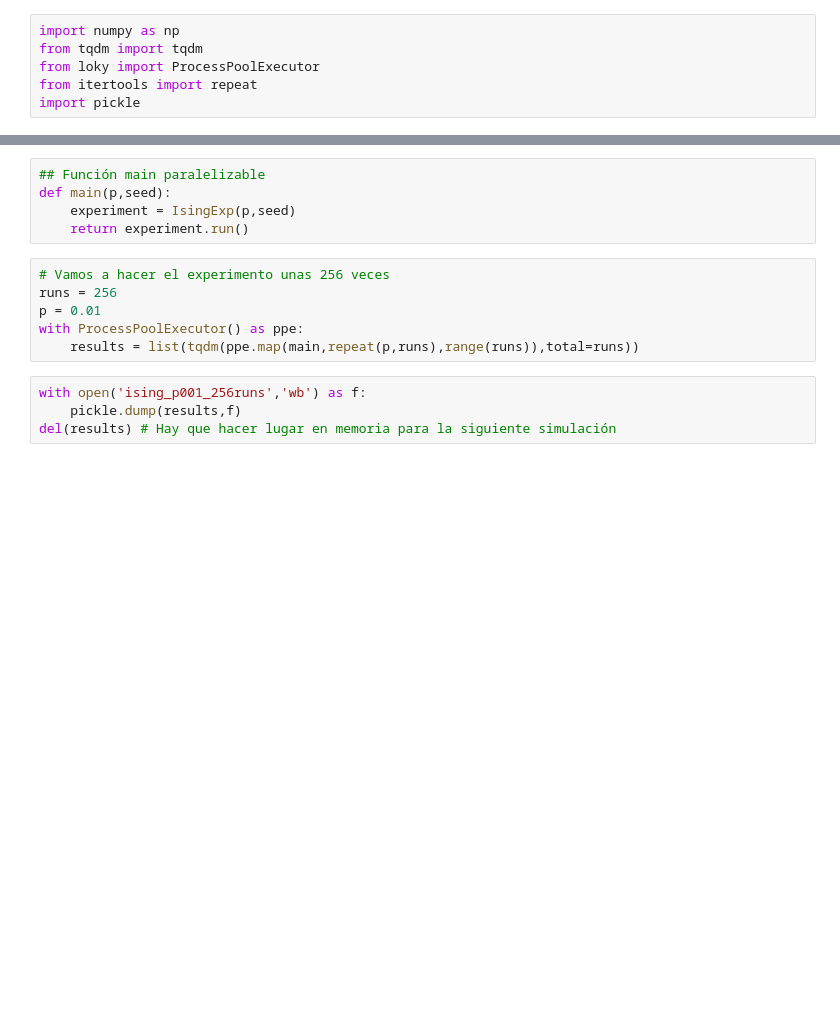
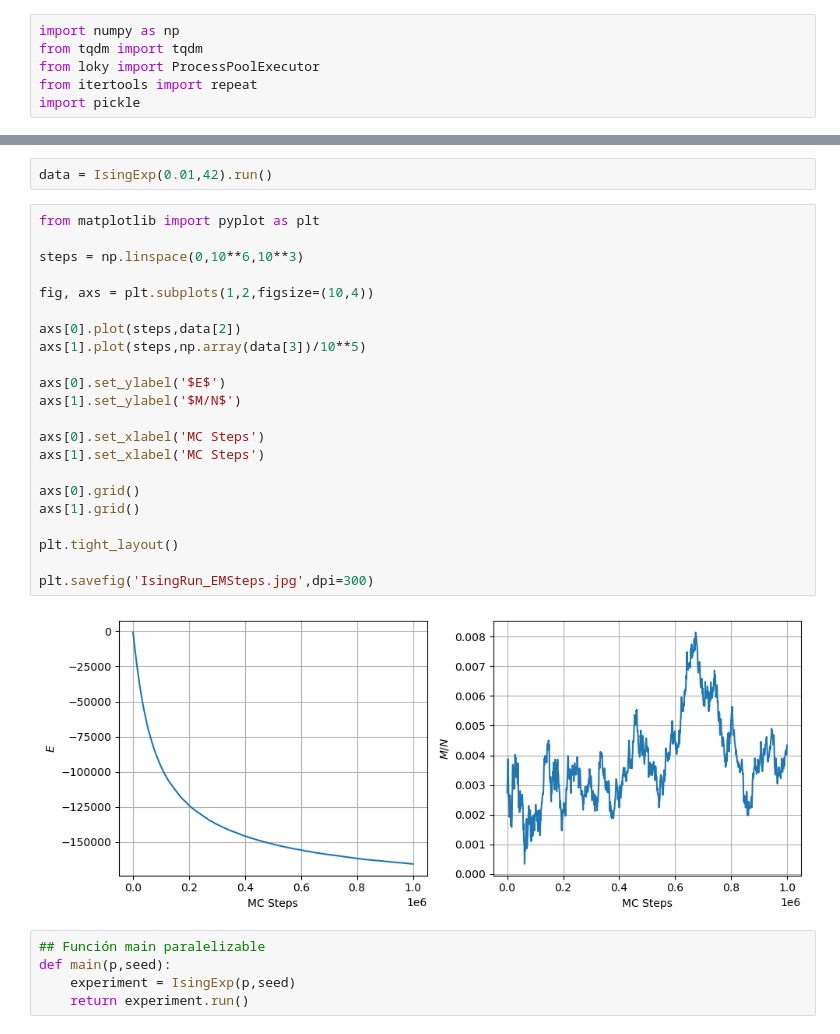
Before and after one commit to nicolasvazquez95/RedesComplejas_famaf, a Jupyter notebook: soluciones/tp5/main.ipynb, the cells around one changed output, grey strips where cells are left out. Saved outputs shown, nothing was run; the diff lists cells and outputs as text; blank space fills up the shorter version.

```diff
--- a/soluciones/tp5/main.ipynb
+++ b/soluciones/tp5/main.ipynb
@@ -86,15 +100,31 @@ class IsingExp(object):
+# %%
+data = IsingExp(0.01,42).run()
+# %%
+from matplotlib import pyplot as plt
+
+steps = np.linspace(0,10**6,10**3)
+
+fig, axs = plt.subplots(1,2,figsize=(10,4))
+
+axs[0].plot(steps,data[2])
+axs[1].plot(steps,np.array(data[3])/10**5)
+
+axs[0].set_ylabel('$E$')
+axs[1].set_ylabel('$M/N$')
+
+axs[0].set_xlabel('MC Steps')
+axs[1].set_xlabel('MC Steps')
+
+axs[0].grid()
+axs[1].grid()
+
+plt.tight_layout()
+
+plt.savefig('IsingRun_EMSteps.jpg',dpi=300)
+# %% [output]
+[figure, added]
 # %%
 ## Función main paralelizable
 def main(p,seed):
     experiment = IsingExp(p,seed)
     return experiment.run()
-# %%
-# Vamos a hacer el experimento unas 256 veces
-runs = 256
-p = 0.01
-with ProcessPoolExecutor() as ppe:
-    results = list(tqdm(ppe.map(main,repeat(p,runs),range(runs)),total=runs))
-# %%
-with open('ising_p001_256runs','wb') as f:
-    pickle.dump(results,f)
-del(results) # Hay que hacer lugar en memoria para la siguiente simulación
```
Also changed, not shown: parts of 6 cells of this notebook, 10 other files.
